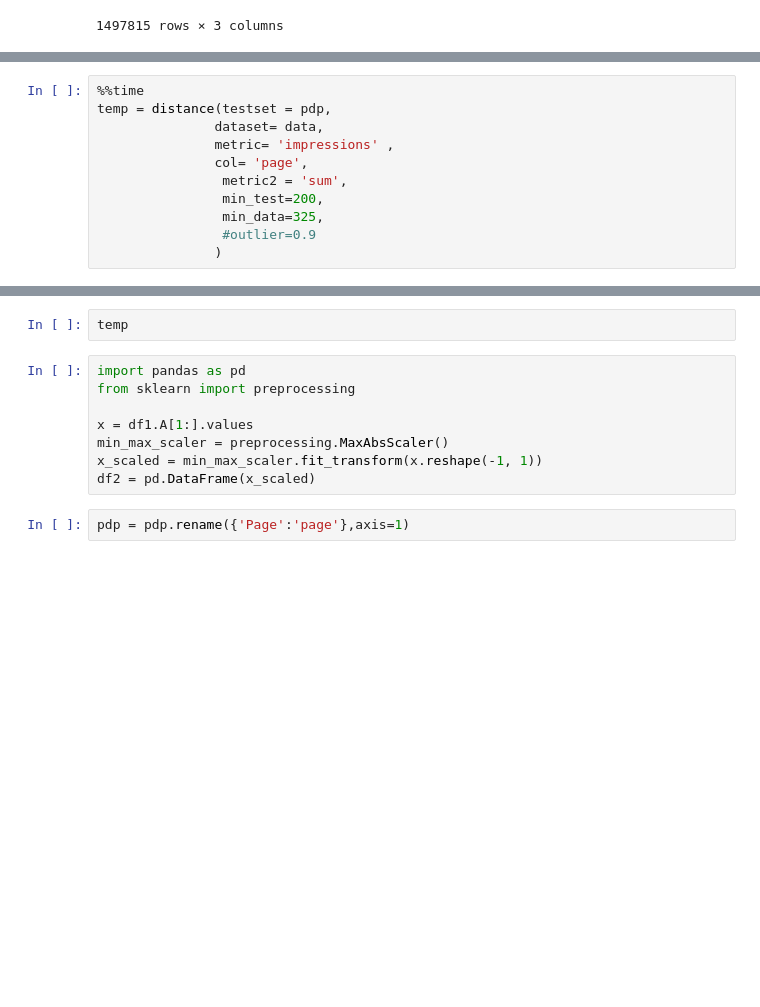
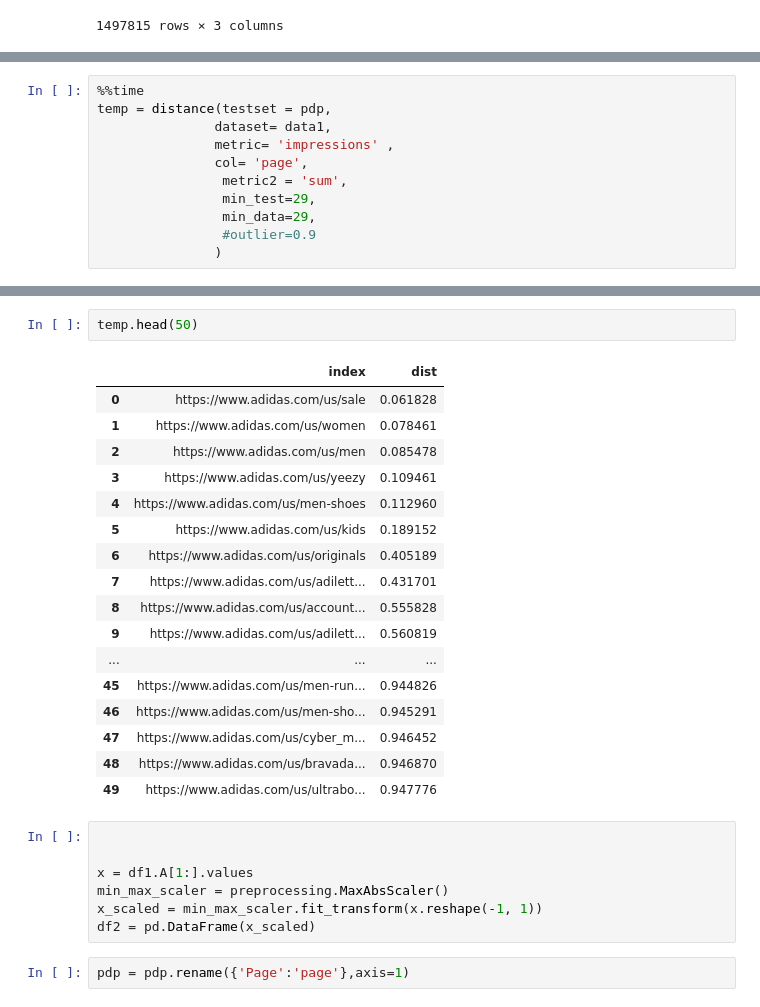
Before and after one commit to sakitox/BVanalytics, a Jupyter notebook: Notes for SEOCausal.ipynb, the cells around one changed output, grey strips where cells are left out. Saved outputs shown, nothing was run; the diff lists cells and outputs as text; blank space fills up the shorter version.

```diff
--- a/Notes for SEOCausal.ipynb
+++ b/Notes for SEOCausal.ipynb
@@ -187,11 +180,11 @@ def distance(testset=pd.DataFrame(), dataset=pd.DataFrame(), metric='str', ranks
 # %%
 %%time
 temp = distance(testset = pdp,
-               dataset= data,
+               dataset= data1,
                metric= 'impressions' ,
                col= 'page',
                 metric2 = 'sum',
-                min_test=200,
-                min_data=325,
+                min_test=29,
+                min_data=29,
                 #outlier=0.9
                )
@@ -198,8 +193,25 @@ temp = distance(testset = pdp,
 # %%
-temp
+temp.head(50)
+# %% [output]
+|  | index | dist |
+| 0 | https://www.adidas.com/us/sale | 0.061828 |
+| 1 | https://www.adidas.com/us/women | 0.078461 |
+| 2 | https://www.adidas.com/us/men | 0.085478 |
+| 3 | https://www.adidas.com/us/yeezy | 0.109461 |
+| 4 | https://www.adidas.com/us/men-shoes | 0.112960 |
+| 5 | https://www.adidas.com/us/kids | 0.189152 |
+| 6 | https://www.adidas.com/us/originals | 0.405189 |
+| 7 | https://www.adidas.com/us/adilett... | 0.431701 |
+| 8 | https://www.adidas.com/us/account... | 0.555828 |
+| 9 | https://www.adidas.com/us/adilett... | 0.560819 |
+| ... | ... | ... |
+| 45 | https://www.adidas.com/us/men-run... | 0.944826 |
+| 46 | https://www.adidas.com/us/men-sho... | 0.945291 |
+| 47 | https://www.adidas.com/us/cyber_m... | 0.946452 |
+| 48 | https://www.adidas.com/us/bravada... | 0.946870 |
+| 49 | https://www.adidas.com/us/ultrabo... | 0.947776 |
 # %%
-import pandas as pd
-from sklearn import preprocessing
+
 
 x = df1.A[1:].values
 min_max_scaler = preprocessing.MaxAbsScaler()
```
Also changed, not shown: parts of 3 cells of this notebook, 1 other file.
